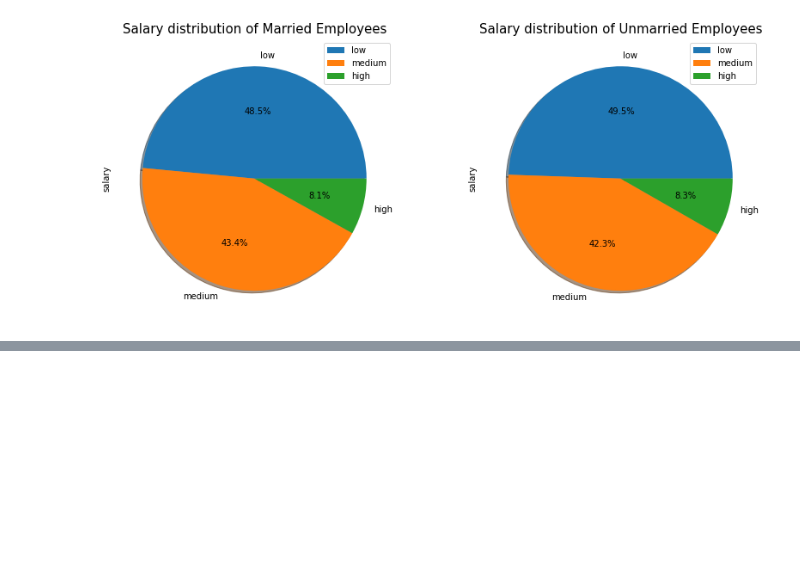
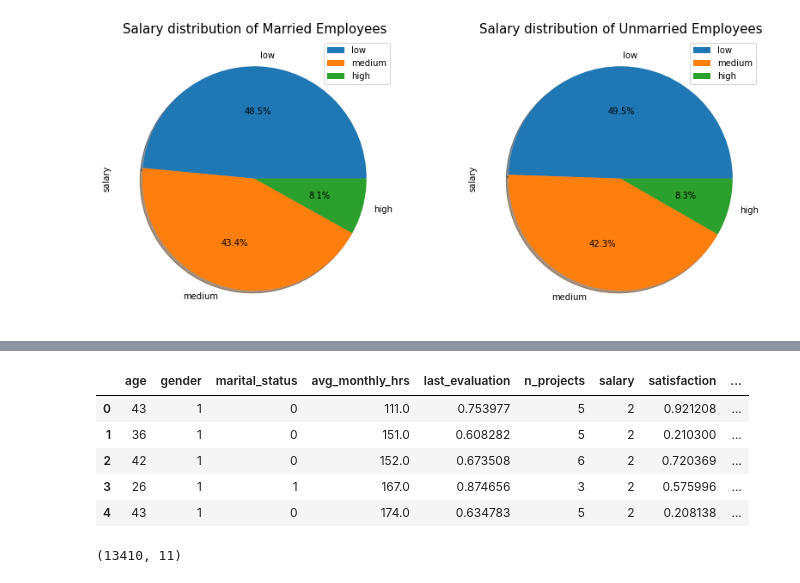
Before and after one commit to bhupeshmahara/INSAID-GCD-Capstone, a Jupyter notebook: 1005_GCD_Capstone_Project_Bhupesh.ipynb, the cells around one changed output, grey strips where cells are left out. Cells and saved outputs as stored; diff of their text form; code cells hidden in the pictures; blank space fills up the shorter version.

```diff
--- a/1005_GCD_Capstone_Project_Bhupesh.ipynb
+++ b/1005_GCD_Capstone_Project_Bhupesh.ipynb
@@ -658,0 +733,13 @@ plt.show()
+# %%
+df_final.head()
+# %% [output]
+|  | age | gender | marital_status | avg_monthly_hrs | last_evaluation | n_projects | salary | satisfaction | ... |
+| 0 | 43 | 1 | 0 | 111.0 | 0.753977 | 5 | 2 | 0.921208 | ... |
+| 1 | 36 | 1 | 0 | 151.0 | 0.608282 | 5 | 2 | 0.210300 | ... |
+| 2 | 42 | 1 | 0 | 152.0 | 0.673508 | 6 | 2 | 0.720369 | ... |
+| 3 | 26 | 1 | 1 | 167.0 | 0.874656 | 3 | 2 | 0.575996 | ... |
+| 4 | 43 | 1 | 0 | 174.0 | 0.634783 | 5 | 2 | 0.208138 | ... |
+# %%
+df_final.shape
+# %% [output]
+(13410, 11)
```
Also changed, not shown: parts of 39 cells of this notebook.
